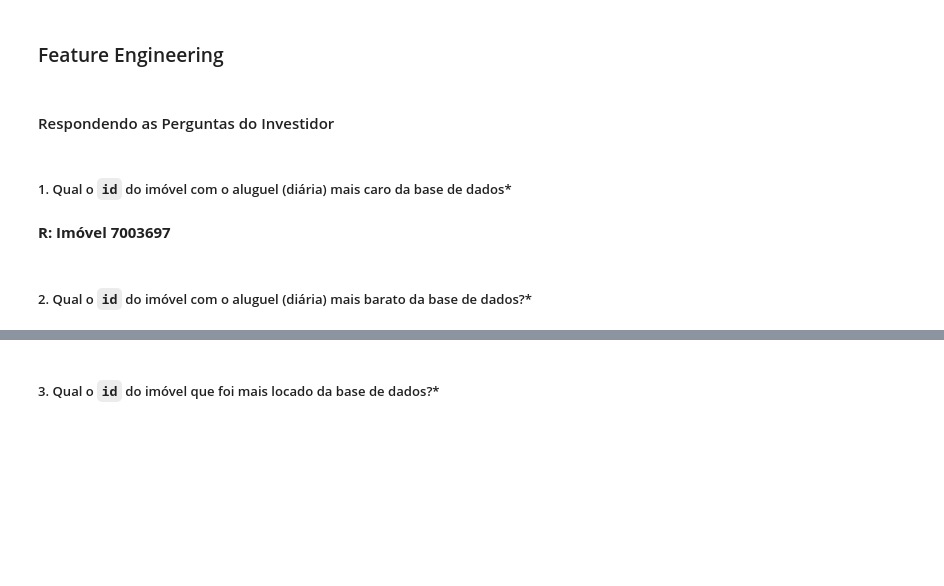
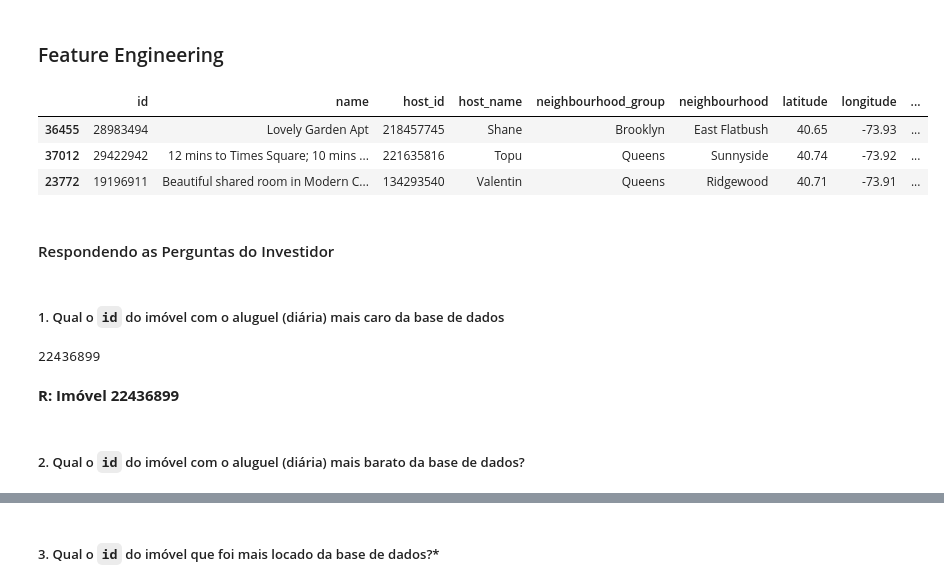
Before and after one commit to andrearaujo111/python-zero-ao-ds-test, a Jupyter notebook: projeto_final_certificacao_aluno.ipynb, the cells around one changed output, grey strips where cells are left out. Drawn from its saved outputs; the diff is of its cells as text; code cells hidden in the pictures; blank space fills up the shorter version.

```diff
--- a/projeto_final_certificacao_aluno.ipynb
+++ b/projeto_final_certificacao_aluno.ipynb
@@ -248,19 +267,34 @@ num_attributes
 ### Feature Engineering
 # %%
 df1 = df_raw.copy()
+# %%
+# Disponibilidade
+df1['availability'] = df1['availability_365'].apply(lambda x: 1 if x > 1 else 0)
+
+# Days since last review
+df1['days_since_last_review'] = (max_last_review - df1['last_review']) / np.timedelta64(1, 'D')
+# %%
+df1.sample(3)
+# %% [output]
+|  | id | name | host_id | host_name | neighbourhood_group | neighbourhood | latitude | longitude | ... |
+| 36455 | 28983494 | Lovely Garden Apt | 218457745 | Shane | Brooklyn | East Flatbush | 40.65 | -73.93 | ... |
+| 37012 | 29422942 | 12 mins to Times Square; 10 mins ... | 221635816 | Topu | Queens | Sunnyside | 40.74 | -73.92 | ... |
+| 23772 | 19196911 | Beautiful shared room in Modern C... | 134293540 | Valentin | Queens | Ridgewood | 40.71 | -73.91 | ... |
 # %% [markdown]
 #### Respondendo as Perguntas do Investidor
 # %% [markdown]
-##### 1. Qual o `id` do imóvel com o aluguel (diária) mais caro da base de dados*
+##### 1. Qual o `id` do imóvel com o aluguel (diária) mais caro da base de dados
 # %%
 # Seleciono o maior preço
 max_price = df1['price'].max()
 
-# Peço para filtrar os imóveis com maior preço e uso a coluna last_review como definidor do imóvel mais antigo.
-aux1 = df1[(df1['price'] == max_price) & df1['last_review'] != 0].sort_values(by='last_review', ascending=True).reset_index(drop=True)
-aux1.loc[0, 'id']
+# Seleciono os imóveis com maior preço. Como temos mais de um, uso como critério a disponibilidade
+r1 = df1.loc[(df1['price'] == max_price) & (df1['availability'] == 1), 'id'].values[0]
+r1
+# %% [output]
+22436899
 # %% [markdown]
-**R: Imóvel 7003697**
+**R: Imóvel 22436899**
 # %% [markdown]
-##### 2. Qual o `id` do imóvel com o aluguel (diária) mais barato da base de dados?*
+##### 2. Qual o `id` do imóvel com o aluguel (diária) mais barato da base de dados?
 # %%
```
Also changed, not shown: parts of 20 cells of this notebook.
